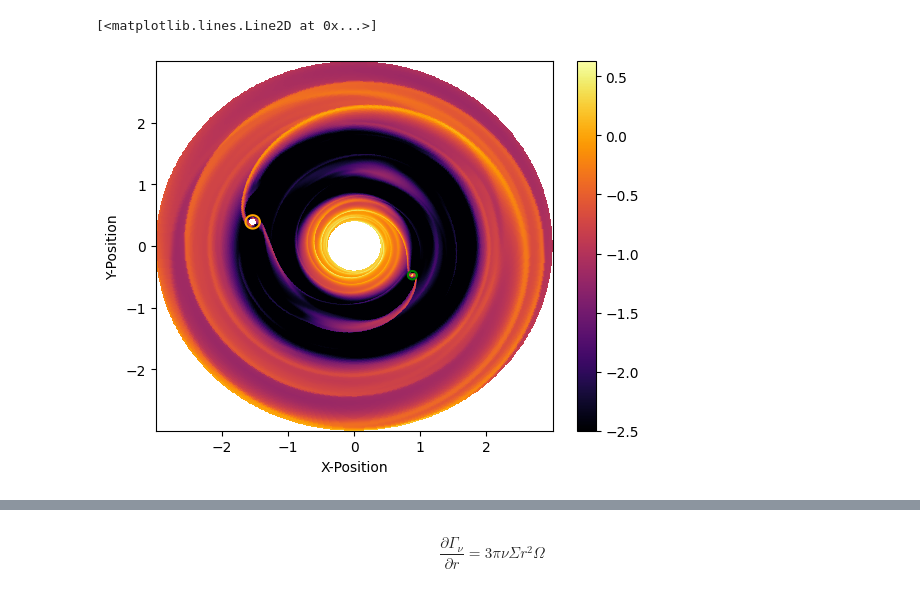
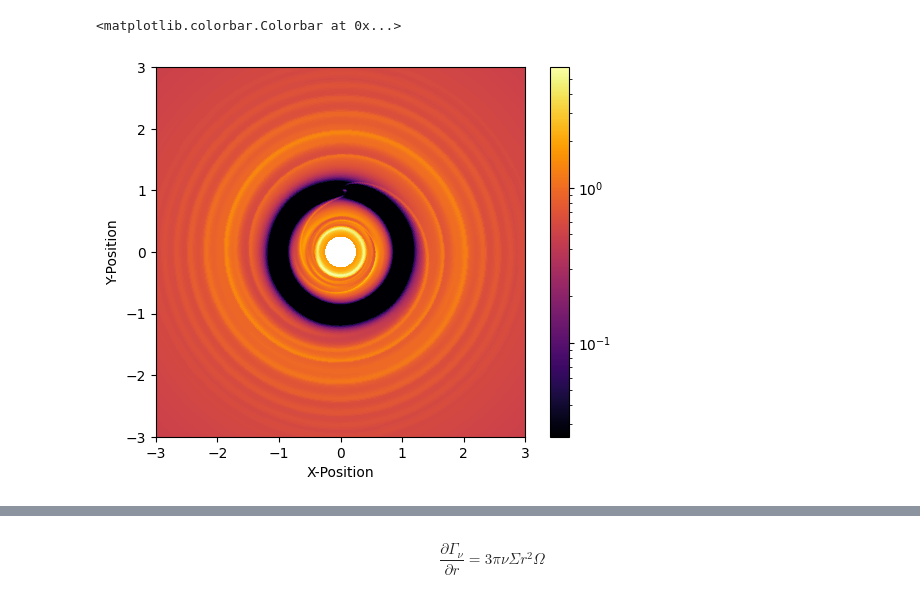
Before and after one commit to SudatKhan/athena_simulations, a Jupyter notebook: resonance_torque.ipynb, the cells around one changed output, grey strips where cells are left out. Drawn from its saved outputs; the diff is of its cells as text; code cells hidden in the pictures.

```diff
--- a/resonance_torque.ipynb
+++ b/resonance_torque.ipynb
@@ -67,20 +51,11 @@ plt.plot(a1,b1, color='blue')
-# %%
-plt.pcolormesh(x, y, np.log(dens), cmap='inferno', vmin= -2.5)
-plt.xlabel('X-Position')
-plt.ylabel('Y-Position')
-plt.colorbar()
-
-theta = np.linspace(0 , 2 * np.pi , 360)
-radius =  np.cbrt(4) * np.cbrt(0.000954588/ (3*(1+0.000954588)))
-a = radius * np.cos(theta) -1.535
-b = radius * np.sin( theta ) + 0.39
-plt.plot(a,b, color='orange')
-
-theta2 = np.linspace( 0 , 2 * np.pi , 360 )
-radius2 =  1.0 * np.cbrt(0.000954588/ (3*(1+0.000954588)))
-a2 = radius2 * np.cos(theta2) + 0.88
-b2 = radius2 * np.sin(theta2) - 0.475
-plt.plot(a2,b2, color='green')
-# %% [output]
-[<matplotlib.lines.Line2D at 0x...>]
-[figure, removed]
+# %%
+plt.pcolormesh(xp1, yp1, (densp1), cmap='inferno', norm='log', vmin=0.025)
+plt.xlabel('X-Position')
+plt.ylabel('Y-Position')
+plt.axis('square')
+plt.xlim(-3,3)
+plt.ylim(-3,3)
+plt.colorbar()
+# %% [output]
+<matplotlib.colorbar.Colorbar at 0x...>
+[figure, added]
```
Also changed, not shown: parts of 21 cells of this notebook.
